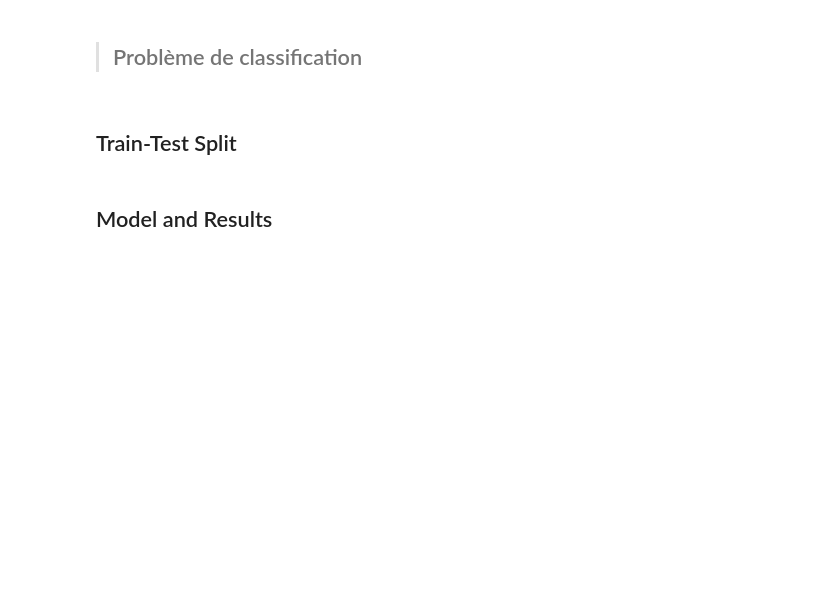
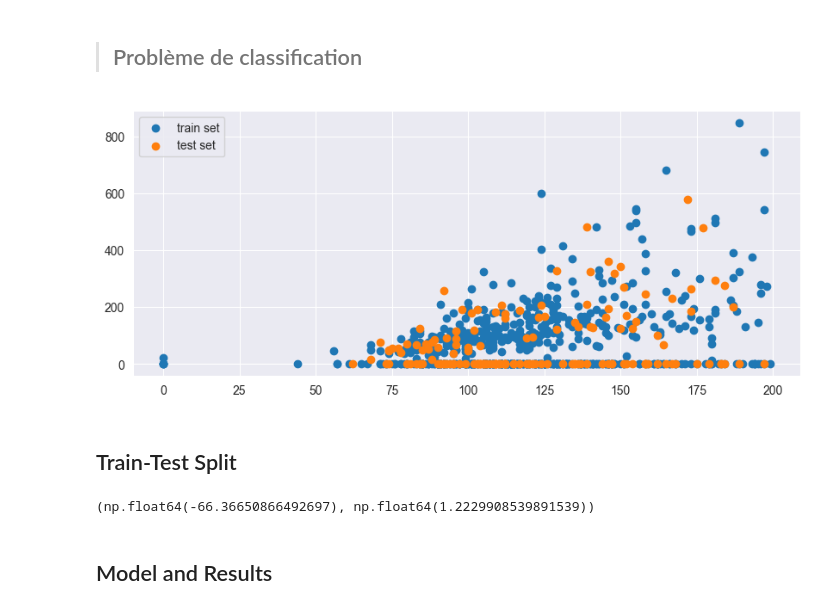
Before and after one commit to moha78000/ModelisationMathBUT, a Jupyter notebook: TP/0_IntroSKL.ipynb, the cells around one changed output. Cells and saved outputs as stored; diff of their text form; code cells hidden in the pictures; blank space fills up the shorter version.

```diff
--- a/TP/0_IntroSKL.ipynb
+++ b/TP/0_IntroSKL.ipynb
@@ -166,4 +196,12 @@ X_test
 # %% [markdown]
 > ## Problème de classification
+# %%
+plt.figure(figsize=(10, 4))
+plt.scatter(X_train, y_train, label="train set")
+plt.scatter(X_test, y_test, label="test set")          # On sépare les valeurs de test et les valeurs d'entrainement
+plt.legend()
+plt.show()
+# %% [output]
+[figure, added]
 # %% [markdown]
 ## Train-Test Split
@@ -170,3 +217,7 @@ X_test
+# %%
+beta_hat_0, beta_hat_1
+# %% [output]
+(np.float64(-66.36650866492697), np.float64(1.2229908539891539))
 # %% [markdown]
 ## Model and Results
 # %% [markdown]
```
Also changed, not shown: parts of 4 cells of this notebook.
